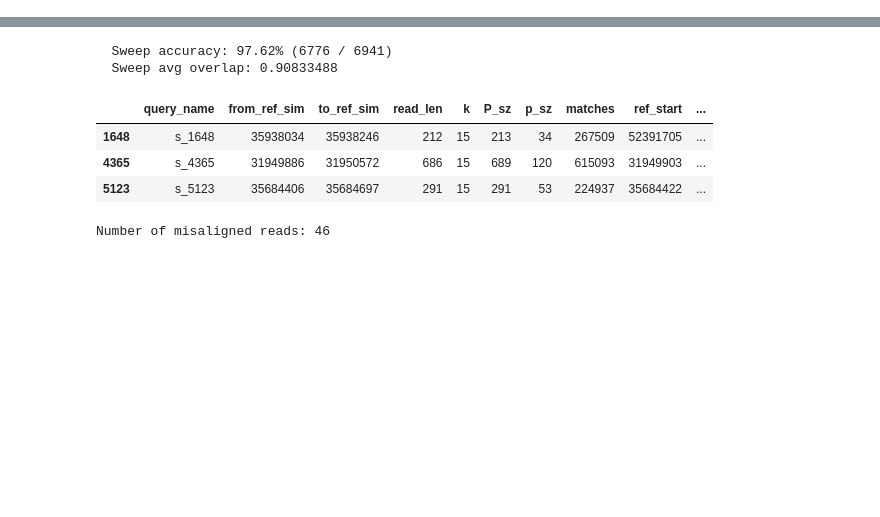
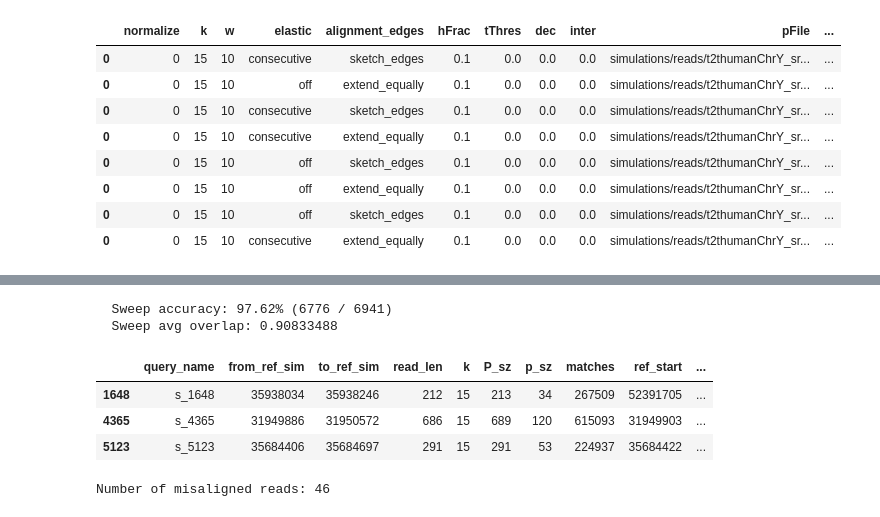
Before and after one commit to pesho-ivanov/shmap, a Jupyter notebook: Evals.ipynb, the cells around one changed output, grey strips where cells are left out. Saved outputs shown, nothing was run; the diff lists cells and outputs as text; code cells hidden in the pictures; blank space fills up the shorter version.

```diff
--- a/Evals.ipynb
+++ b/Evals.ipynb
@@ -4,28 +3,54 @@ from evals_header import *
 pd.set_option('display.max_rows', 200)
 # %%
 # Input
-
 reads_fn = 'simulations/reads/t2thumanChrY_sr0.0001090909090909091_dr0.0009818181818181818_i0.0009090909090909091_sd7361077429744071834_lmn100_lmx1000000_lavg9000_ls7000_dp10_rm20.fasta'
 #eskemap_fn = 'out/eske100.out'
 minimap_fn = 'out/minimap.out'
 #sweep_fn = 'sweep-pairs-noblacklist.out'
 sweep_fn = 'sweep.out'
 #sweep_fn = 'sweep-normalized-intervals.out'
 
-# Simulated reads
-simulated_df = parse_fasta_metadata(reads_fn)
-
-# Sweep algo
-sweep_df = pd.read_csv(sweep_fn, sep='\t', header=None)
-sweep_df.columns = ['query_name', 'k', 'P_sz','p_sz', 'matches', 'ref_start', 'ref_end', 'minx', 'J']
-sweep_df['J'] = sweep_df['J'].round(3)
-sweep_df['alignment_bps'] = sweep_df['ref_end'] - sweep_df['ref_start']
-sweep_df = pd.merge(simulated_df, sweep_df, on='query_name', how='left')
-
 # Minimap
 minimap_df = pd.read_csv(minimap_fn, sep='\t', header=None)
 minimap_df.columns = ['query_name', 'query_len', 'query_start', 'query_end', 'strand', 'ref_name', 'ref_len', 'ref_start', 'ref_end', 'match_bases', 'total_bases', 'map_quality', 'cigar']
 
+# Simulated reads
+simulated_df = parse_fasta_metadata(reads_fn)
+
+def read_sweep(sweep_fn):
+    sweep_df = pd.read_csv(sweep_fn, sep='\t', header=None)
+    sweep_df.columns = ['query_name', 'k', 'P_sz','p_sz', 'matches', 'ref_start', 'ref_end', 'minx', 'J']
+    sweep_df['J'] = sweep_df['J'].round(3)
+    sweep_df['alignment_bps'] = sweep_df['ref_end'] - sweep_df['ref_start']
+    return sweep_df
+
+sweep_dfs = {}
+params_dfs = pd.DataFrame()
+# all files in which start with "sweep_"
+for sweep_fn in glob.glob('out/sweep*.out'):
+    sweep_dfs[sweep_fn] = read_sweep(sweep_fn)
+    sweep_dfs[sweep_fn] = pd.merge(simulated_df, sweep_dfs[sweep_fn], on='query_name', how='left')
+    add_overlap_column(sweep_dfs[sweep_fn], minimap_df, 'overlap')
+    correct, all, accuracy = get_accuracy(sweep_dfs[sweep_fn])
+    # change the extension to '.params'
+    params_fn = sweep_fn.replace('.out', '.params')
+    params_df = pd.read_csv(params_fn, sep='\t')
+    params_df['correct'], params_df['all'],params_df['accuracy'] = correct, all, accuracy
+    #print('{} {:.2%} ({} / {})'.format(sweep_fn, accuracy, correct, all))
+    params_dfs = pd.concat([params_dfs, params_df], axis=0)
+# Sweep algo
+display(params_dfs)
+
 # Eskemap
 #eskemap_df = pd.read_csv(eskemap_fn, sep='\t', header=None)
 #eskemap_df.columns = ['query_name', 'ref_start', 'ref_end', 'jaccard_scoreX1000']
+# %% [output]
+|  | normalize | k | w | elastic | alignment_edges | hFrac | tThres | dec | inter | pFile | ... |
+| 0 | 0 | 15 | 10 | consecutive | sketch_edges | 0.1 | 0.0 | 0.0 | 0.0 | simulations/reads/t2thumanChrY_sr... | ... |
+| 0 | 0 | 15 | 10 | off | extend_equally | 0.1 | 0.0 | 0.0 | 0.0 | simulations/reads/t2thumanChrY_sr... | ... |
+| 0 | 0 | 15 | 10 | consecutive | sketch_edges | 0.1 | 0.0 | 0.0 | 0.0 | simulations/reads/t2thumanChrY_sr... | ... |
+| 0 | 0 | 15 | 10 | consecutive | extend_equally | 0.1 | 0.0 | 0.0 | 0.0 | simulations/reads/t2thumanChrY_sr... | ... |
+| 0 | 0 | 15 | 10 | off | sketch_edges | 0.1 | 0.0 | 0.0 | 0.0 | simulations/reads/t2thumanChrY_sr... | ... |
+| 0 | 0 | 15 | 10 | off | extend_equally | 0.1 | 0.0 | 0.0 | 0.0 | simulations/reads/t2thumanChrY_sr... | ... |
+| 0 | 0 | 15 | 10 | off | sketch_edges | 0.1 | 0.0 | 0.0 | 0.0 | simulations/reads/t2thumanChrY_sr... | ... |
+| 0 | 0 | 15 | 10 | consecutive | extend_equally | 0.1 | 0.0 | 0.0 | 0.0 | simulations/reads/t2thumanChrY_sr... | ... |
```
Also changed, not shown: parts of 5 cells of this notebook, 2 other files.
